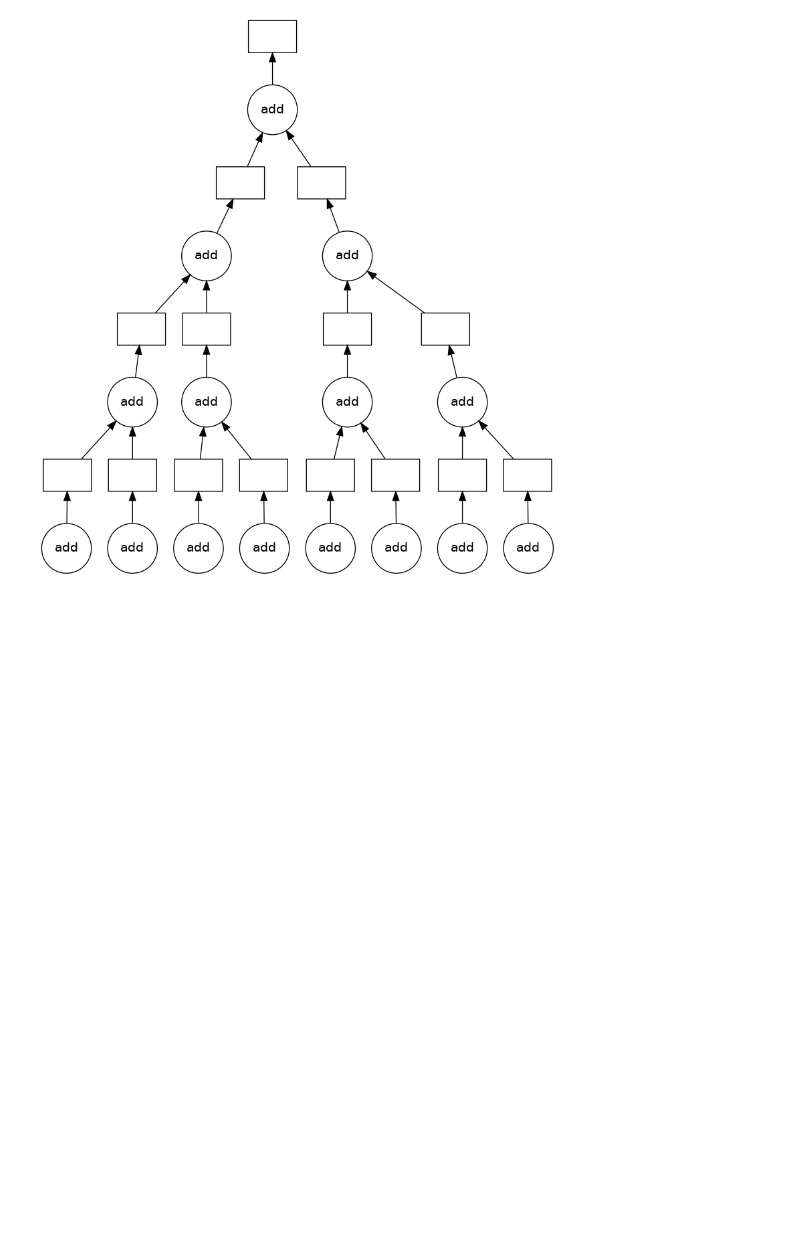
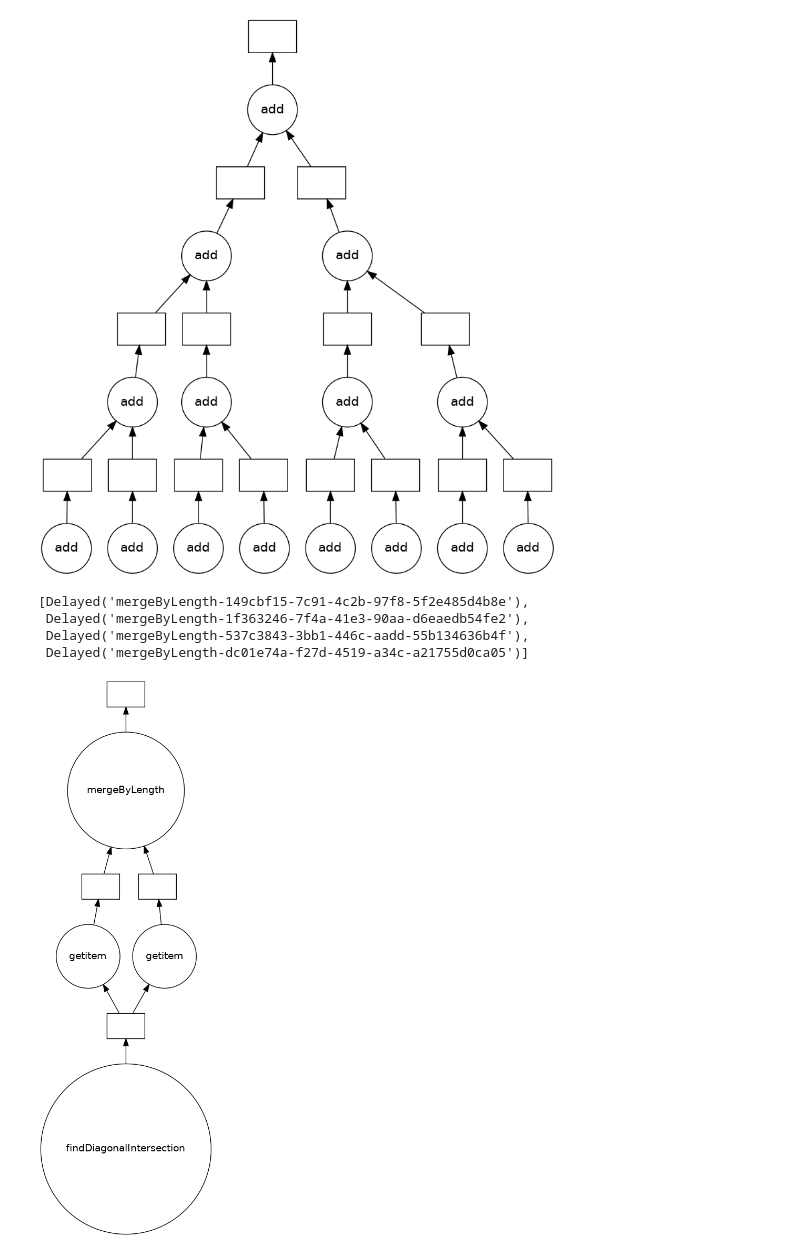
Before and after one commit to guikk/MergePath, a Jupyter notebook: Dask.ipynb, the cells around one changed output. Cells and saved outputs as stored; diff of their text form; code cells hidden in the pictures; blank space fills up the shorter version.

```diff
--- a/Dask.ipynb
+++ b/Dask.ipynb
@@ -98,0 +98,12 @@ def parallelMerge(A,B,p):
+# %%
+a = [1,2,3,5,7,4,6,8]
+
+pm = ParallelMerger(
+    threads = 4,
+    array = a,
+    left = 0,
+    mid = 4,
+    right = 7
+)
+# %%
+lm = pm.compute()
@@ -98,0 +114,11 @@ def parallelMerge(A,B,p):
+# %%
+lm
+# %% [output]
+[Delayed('mergeByLength-149cbf15-7c91-4c2b-97f8-5f2e485d4b8e'),
+ Delayed('mergeByLength-1f363246-7f4a-41e3-90aa-d6eaedb54fe2'),
+ Delayed('mergeByLength-537c3843-3bb1-446c-aadd-55b134636b4f'),
+ Delayed('mergeByLength-dc01e74a-f27d-4519-a34c-a21755d0ca05')]
+# %%
+lm[3].visualize()
+# %% [output]
+[figure, added]
```
Also changed, not shown: parts of 3 cells of this notebook.
